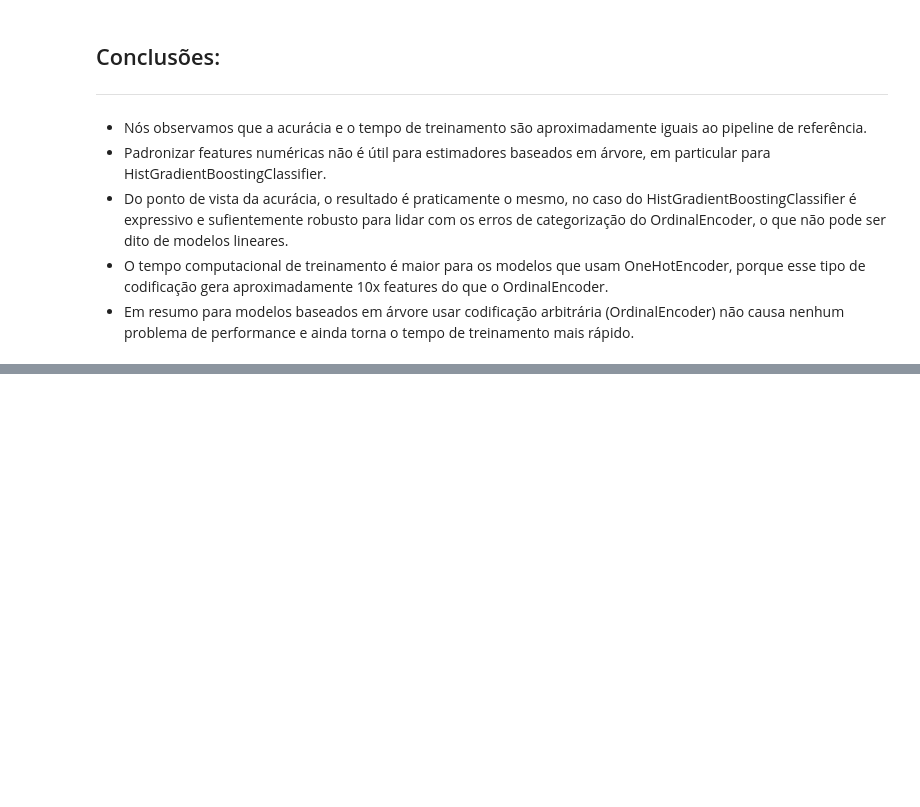
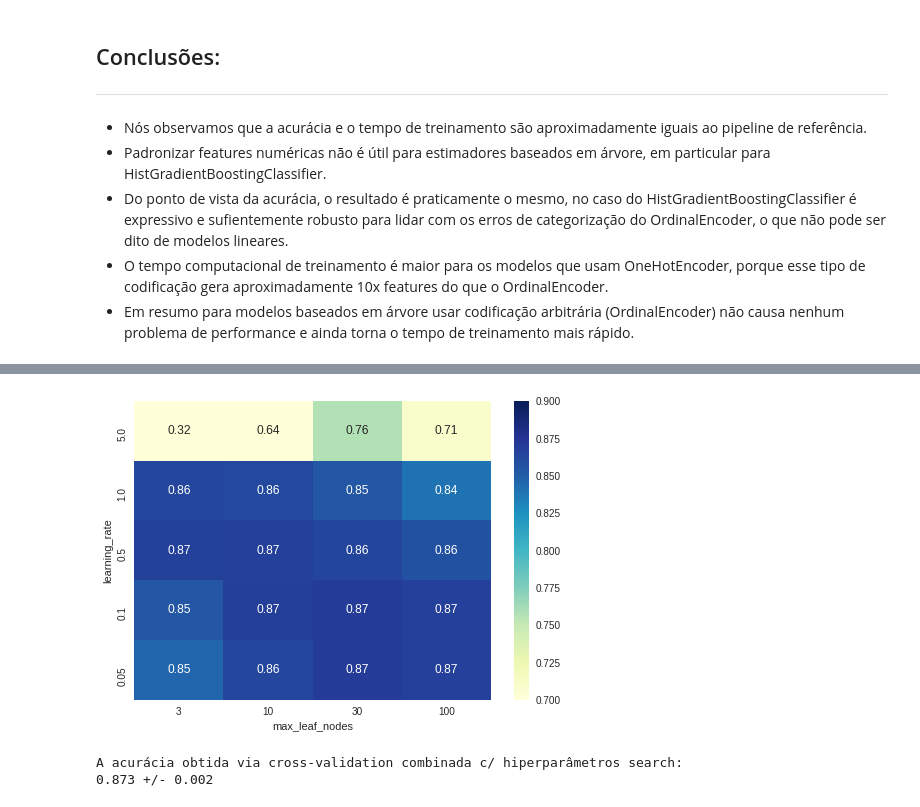
Before and after one commit to FabioCLima/python-projects, a Jupyter notebook: Machine_Learning/ML-scikit/adult_census/adult_census.ipynb, the cells around one changed output, grey strips where cells are left out. Saved outputs shown, nothing was run; the diff lists cells and outputs as text; code cells hidden in the pictures; blank space fills up the shorter version.

```diff
--- a/Machine_Learning/ML-scikit/adult_census/adult_census.ipynb
+++ b/Machine_Learning/ML-scikit/adult_census/adult_census.ipynb
@@ -1208,0 +1407,4 @@ A média da acurácia da validação cruzada é: 0.874 +/- 0.002
+# %%
+cv_results = pd.DataFrame(model_grid_search.cv_results_).sort_values(
+    "mean_test_score", ascending=False)
+cv_results.head()
@@ -1208,0 +1418,15 @@ A média da acurácia da validação cruzada é: 0.874 +/- 0.002
+# %%
+# get the parameter names
+column_results = [f"param_{name}" for name in param_grid.keys()]
+column_results += [
+    "mean_test_score", "std_test_score", "rank_test_score"]
+cv_results = cv_results[column_results]
+# %%
+def shorten_param(param_name):
+    if "__" in param_name:
+        return param_name.rsplit("__", 1)[1]
+    return param_name
+
+
+cv_results = cv_results.rename(shorten_param, axis=1)
+cv_results
@@ -1208,0 +1451,6 @@ A média da acurácia da validação cruzada é: 0.874 +/- 0.002
+# %%
+pivoted_cv_results = cv_results.pivot_table(
+    values="mean_test_score", index=["learning_rate"],
+    columns=["max_leaf_nodes"])
+
+pivoted_cv_results
@@ -1208,0 +1465,8 @@ A média da acurácia da validação cruzada é: 0.874 +/- 0.002
+# %%
+import seaborn as sns
+
+ax = sns.heatmap(pivoted_cv_results, annot=True, cmap="YlGnBu", vmin=0.7,
+                 vmax=0.9)
+ax.invert_yaxis()
+# %% [output]
+[figure, added]
@@ -1208,0 +1486,7 @@ A média da acurácia da validação cruzada é: 0.874 +/- 0.002
+# %%
+scores = cv_results["test_score"]
+print(f"A acurácia obtida via cross-validation combinada c/ hiperparâmetros "
+      f"search:\n{scores.mean():.3f} +/- {scores.std():.3f}")
+# %% [output]
+A acurácia obtida via cross-validation combinada c/ hiperparâmetros search:
+0.873 +/- 0.002
```
Also changed, not shown: parts of 38 cells of this notebook, 3 other files.
